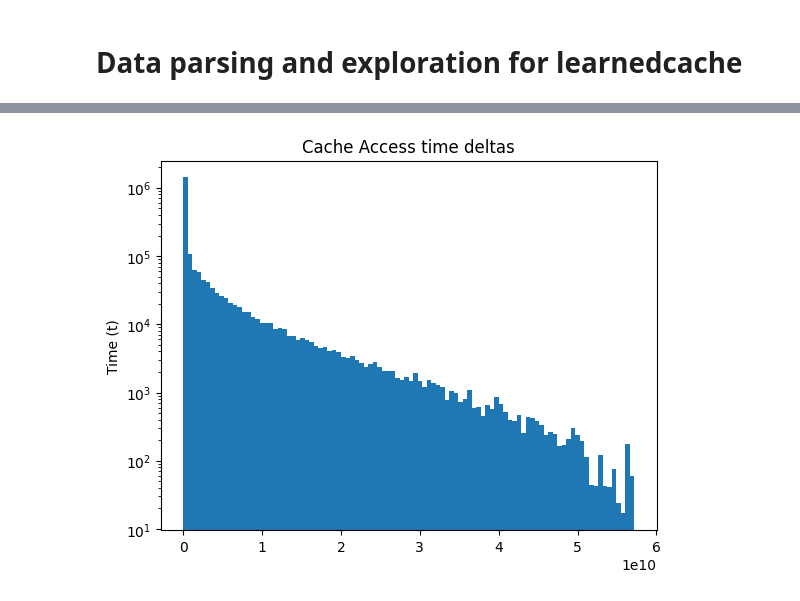
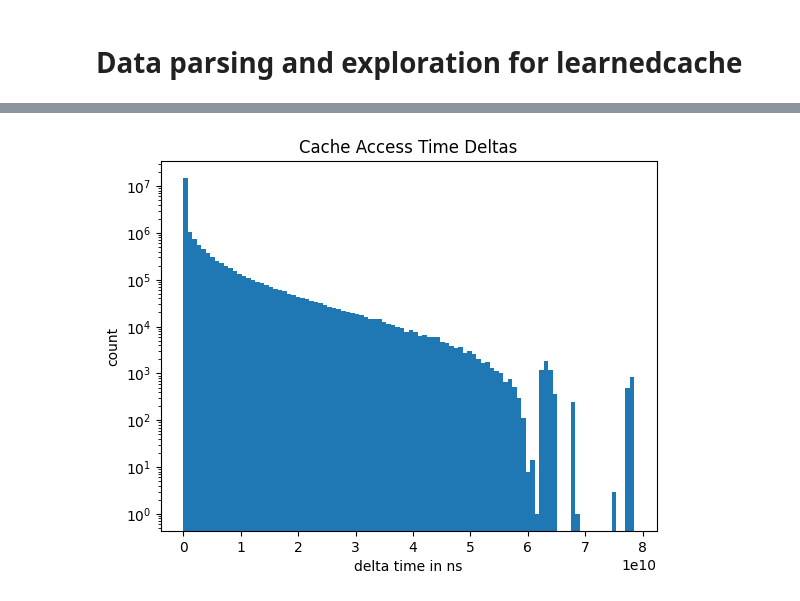
Before and after one commit to JayAndJef/learnedcache, a Jupyter notebook: parsing.ipynb, the cells around one changed output, grey strips where cells are left out. Saved outputs shown, nothing was run; the diff lists cells and outputs as text; code cells hidden in the pictures.

```diff
--- a/parsing.ipynb
+++ b/parsing.ipynb
@@ -34 +45,11 @@ def parse_log_to_csv(input_filepath, output_filepath):
+# %%
+def read_csvs_to_dataframe(file_pattern: str) -> pd.DataFrame:
+    """
+    Reads multiple CSV files and concatenates them into a single dataframe.
+    """
+    filepaths = glob.glob(file_pattern)
+    dataframes = [pd.read_csv(filepath) for filepath in filepaths]
+    combined_df = pd.concat(dataframes, ignore_index=True)
+
+    return combined_df
 # %%
@@ -43,3 +57,5 @@ df = pd.read_csv('data/cache-access.csv')
+# %%
+df = read_csvs_to_dataframe('data/fileserver/*access.csv')
 # %%
 df.head()
 # %% [output]
@@ -83,7 +98,7 @@ df.describe()
 # %%
-df['t'].plot(title='Cache Access time deltas', ylabel='Time (t)', kind='hist', bins=100)
+df['t'].plot(title='Cache Access Time Deltas', ylabel='count', xlabel="delta time in ns", kind='hist', bins=100)
 plt.yscale('log')
 plt.show()
 # %% [output]
-[figure, old version]
+[figure, new version]
 # %%
```
Also changed, not shown: parts of 12 cells of this notebook, 6 other files.
